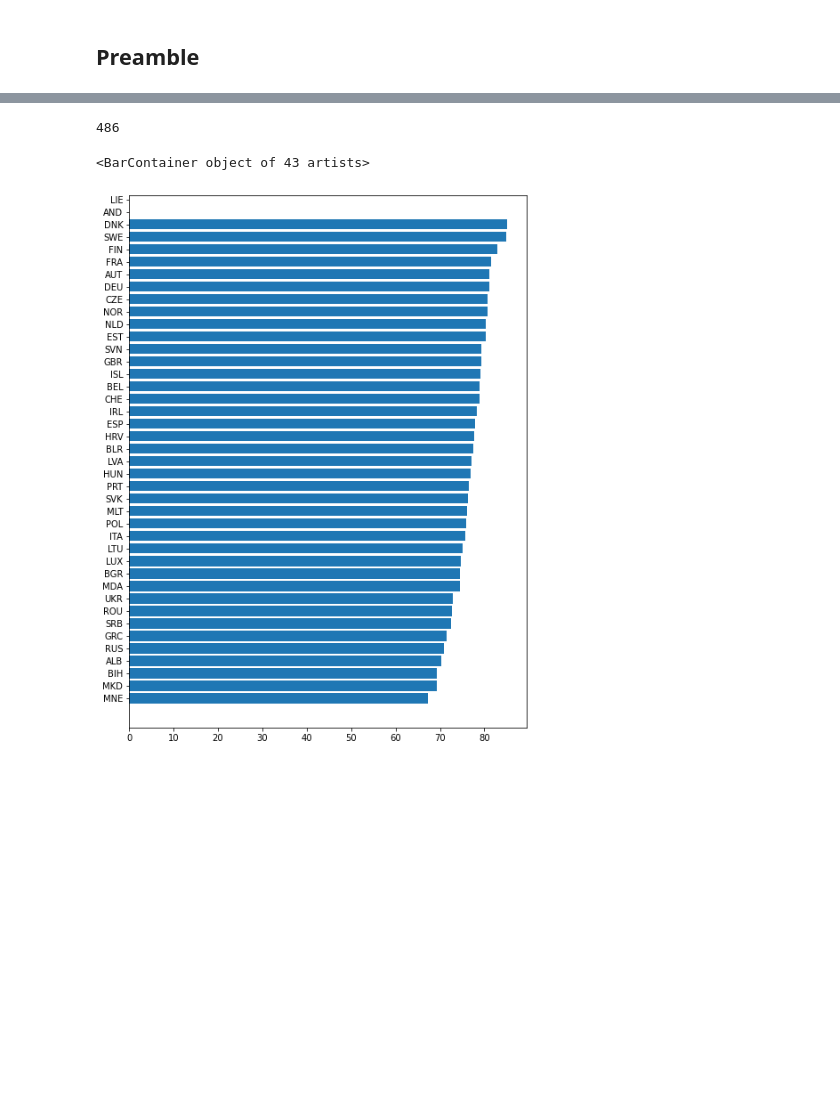
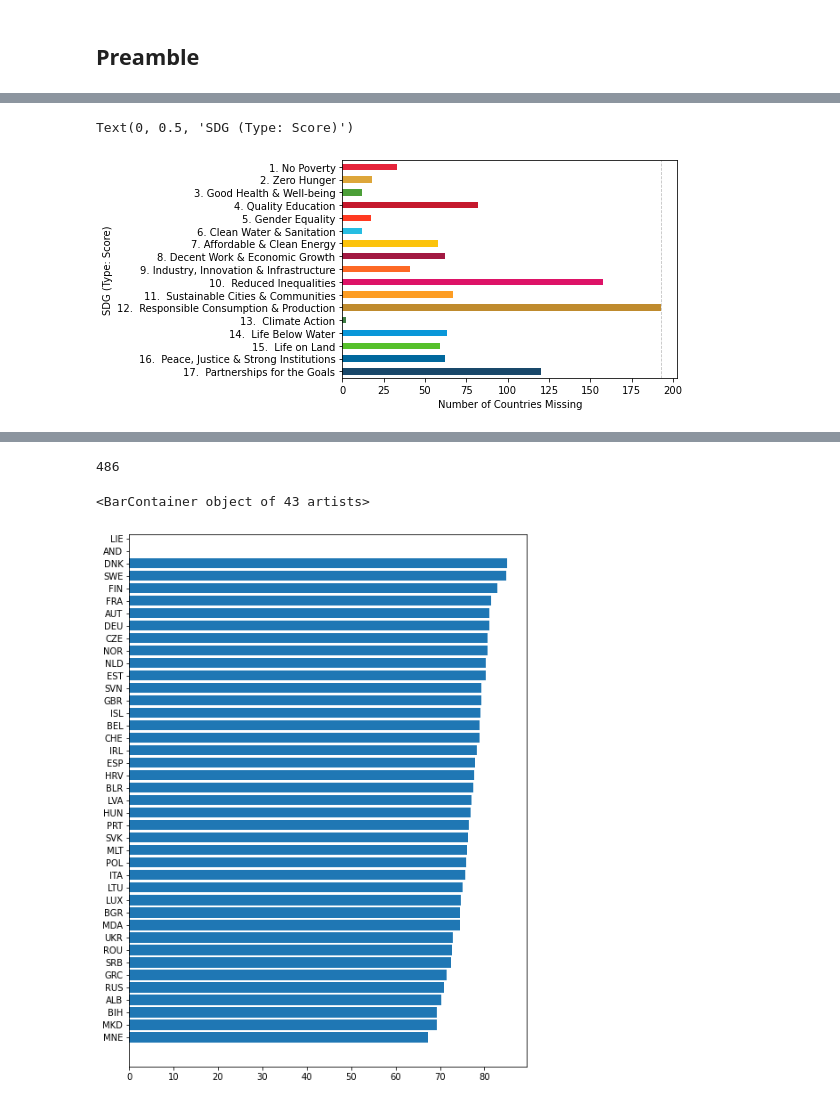
Before and after one commit to nestauk/sdg-mapping, a Jupyter notebook: notebooks/dev/SDG_index.ipynb, the cells around one changed output, grey strips where cells are left out. Cells and saved outputs as stored; diff of their text form; code cells hidden in the pictures; blank space fills up the shorter version.

```diff
--- a/notebooks/dev/SDG_index.ipynb
+++ b/notebooks/dev/SDG_index.ipynb
@@ -29,0 +228,20 @@ European DF
+# %%
+sdg_map_trend = {
+    'goal_1_trend': 1,
+    'goal_2_trend': 2,
+    'goal_3_trend': 3,
+    'goal_4_trend': 4,
+    'goal_5_trend': 5,
+    'goal_6_trend': 6,
+    'goal_7_trend': 7,
+    'goal_8_trend': 8,
+    'goal_9_trend': 9,
+    'goal_10_trend': 10,
+    'goal_11_trend': 11,
+    'goal_12_trend': 12,
+    'goal_13_trend': 13,
+    'goal_14_trend': 14,
+    'goal_15_trend': 15,
+    'goal_16_trend': 16,
+    'goal_17_trend': 17
+}
@@ -29,0 +365,13 @@ European DF
+# %%
+# sns.barplot(x='frequency', y='field', data=missing_vals_trend)
+fig, ax = plt.subplots()
+p = missing_vals_trend.set_index('field').sort_index()
+p.frequency.plot.barh(ax=ax,  color=sdg_hex_color_codes().values())
+ax.set_yticklabels(sdg_names().values())
+ax.invert_yaxis()
+ax.axvline(x=len(sdg_index_df), color='grey', linestyle= '--', linewidth=0.8, alpha=0.5)
+plt.xlabel('Number of Countries Missing')
+plt.ylabel('SDG (Type: Score)')
+# %% [output]
+Text(0, 0.5, 'SDG (Type: Score)')
+[figure, added]
```
Also changed, not shown: parts of 94 cells of this notebook.
